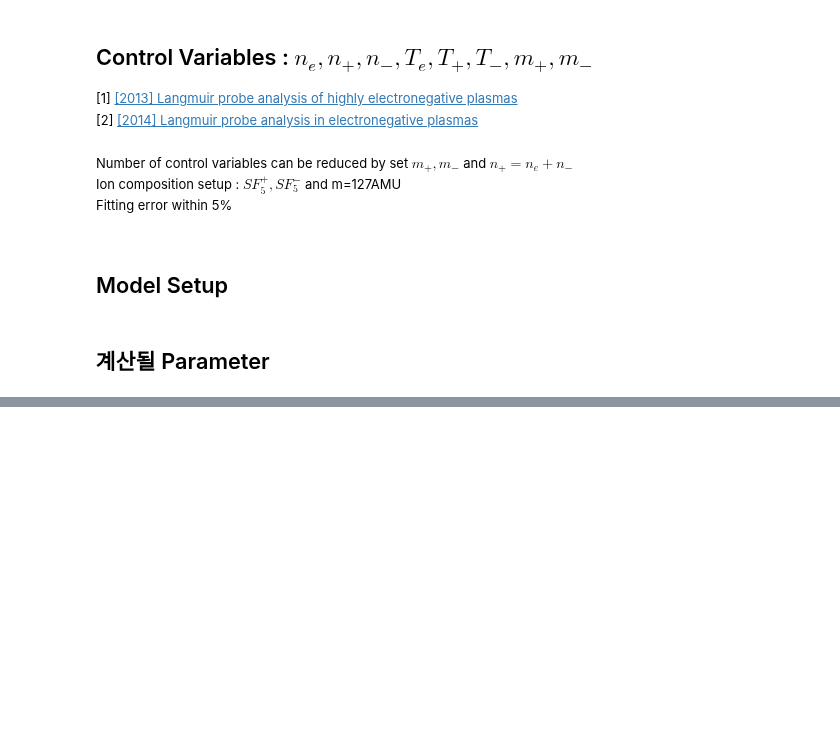
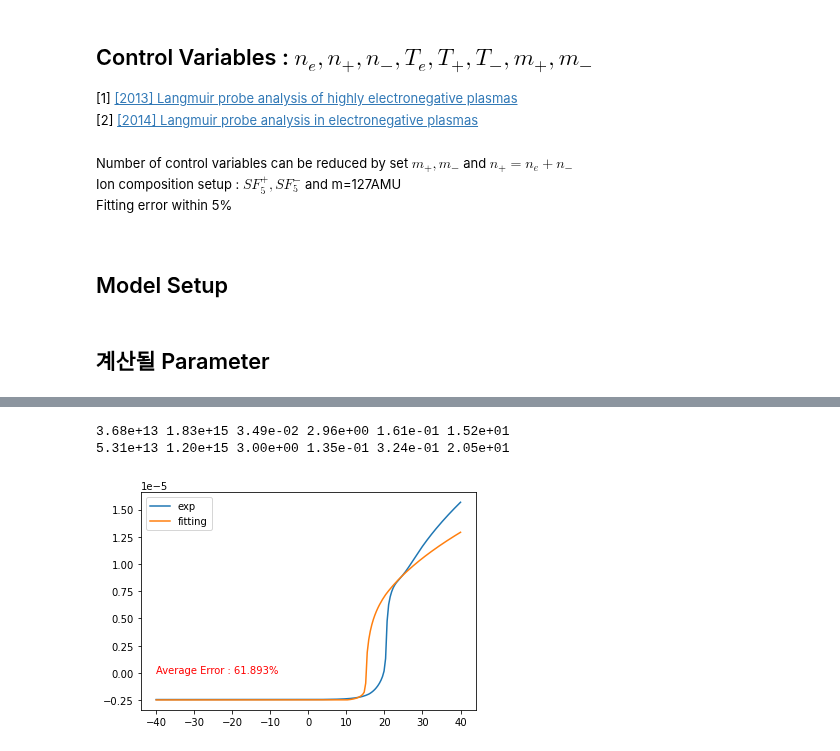
Before and after one commit to gunu0626/negative-ion, a Jupyter notebook: Fitting_test.ipynb, the cells around one changed output, grey strips where cells are left out. Saved outputs shown, nothing was run; the diff lists cells and outputs as text; code cells hidden in the pictures; blank space fills up the shorter version.

```diff
--- a/Fitting_test.ipynb
+++ b/Fitting_test.ipynb
@@ -171,0 +156,3 @@ Tm = 0.2
+# %%
+#popt, pcov = curve_fit(total_current, V_list, I_list, p0=(1.5e12, 1.6e15, 2, 0.2, 0.2, 6), bounds=([1e10, 1e10, 0, 0, 0, 0], [1e17, 1e17, 10, 1, 1, 30]))
+popt, pcov = curve_fit(total_current, V_list, I_list, p0=(1.5e13, 2e15, 2, 0.2, 0.2, 15))
@@ -171,0 +162,17 @@ Tm = 0.2
+# %%
+ne1, nm1, Te1, Tp1, Tm1, Vp1 = popt
+print("{:.2e} {:.2e} {:.2e} {:.2e} {:.2e} {:.2e}".format(ne1, nm1, Te1, Tp1, Tm1, Vp1))
+print("{:.2e} {:.2e} {:.2e} {:.2e} {:.2e} {:.2e}".format(ne, nm, Te, Tp, Tm, Vp))
+# %% [output]
+3.68e+13 1.83e+15 3.49e-02 2.96e+00 1.61e-01 1.52e+01
+5.31e+13 1.20e+15 3.00e+00 1.35e-01 3.24e-01 2.05e+01
+# %%
+I_fitting_list = total_current(V_list, ne1, nm1, Te1, Tp1, Tm1, Vp1)
+error = np.average(abs((I_list - I_fitting_list)/I_list))*100
+plt.plot(V_list, I_list)
+plt.plot(V_list, I_fitting_list)
+plt.legend(['exp', 'fitting'])
+plt.text(V_list[0],0, 'Average Error : {:.3f}%'.format(error), fontsize=10, color='red')
+plt.show()
+# %% [output]
+[figure, added]
```
Also changed, not shown: parts of 8 cells of this notebook.
